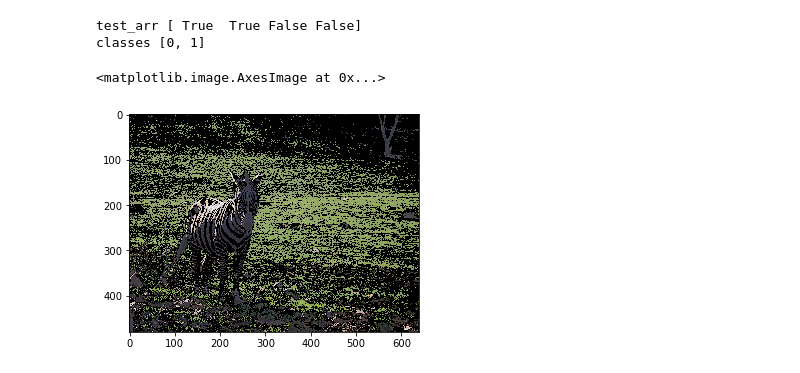
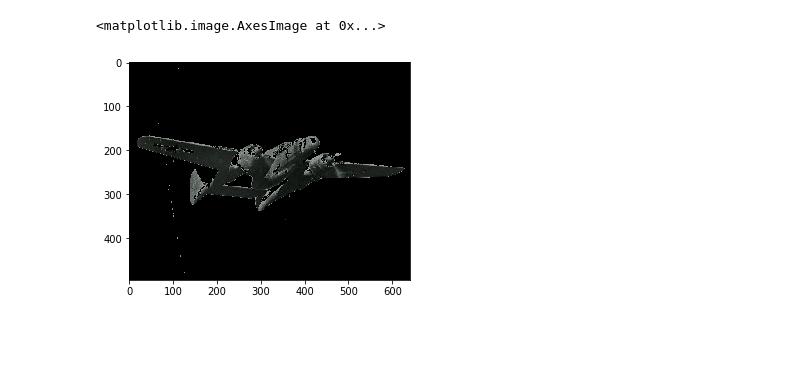
Before and after one commit to MartFire/Saliency-map-segmentation, a Jupyter notebook: Salient Region Detection and Segmentation.ipynb, the cells around one changed output. Drawn from its saved outputs; the diff is of its cells as text; code cells hidden in the pictures; blank space fills up the shorter version.

```diff
--- a/Salient Region Detection and Segmentation.ipynb
+++ b/Salient Region Detection and Segmentation.ipynb
@@ -178,7 +197,7 @@ def segmented_image(image, V , threshold, region_idxes):
                 segmented_image[i,j,:] = image[i,j,:]
     return segmented_image
 # %%
-image = cv2.imread("img/COCO_COCO_train2014_000000010327.jpg")
+image = cv2.imread("MSO/img/COCO_COCO_train2014_000000151534.jpg")
 im = cv2.cvtColor(image,cv2.COLOR_BGR2LAB)
 %matplotlib inline
 plt.pyplot.imshow(cv2.cvtColor(image,cv2.COLOR_BGR2RGB))
@@ -212,11 +229,9 @@ print(V)
 # %%
-threshold = np.median(V)
-#threshold =
-seg_image = segmented_image(image, V, 70 , region_idxes)
+threshold = np.median(V) - 0.1
+#threshold = 84
+seg_image = segmented_image(image, V, threshold, region_idxes)
 seg_image = cv2.cvtColor(seg_image, cv2.COLOR_RGB2BGR)
 plt.pyplot.imshow(seg_image)
 # %% [output]
-test_arr [ True  True False False]
-classes [0, 1]
+<matplotlib.image.AxesImage at 0x...>
-<matplotlib.image.AxesImage at 0x...>
-[figure, old version]
+[figure, new version]
```
Also changed, not shown: parts of 4 cells of this notebook.
